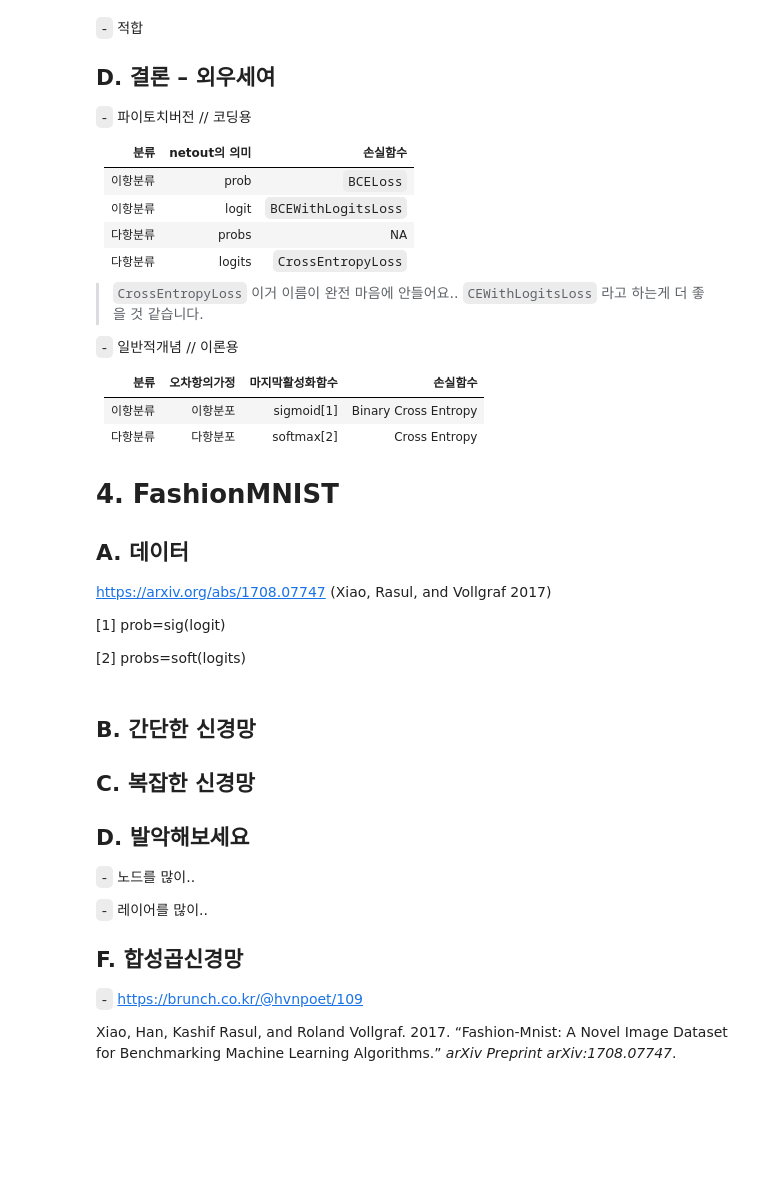
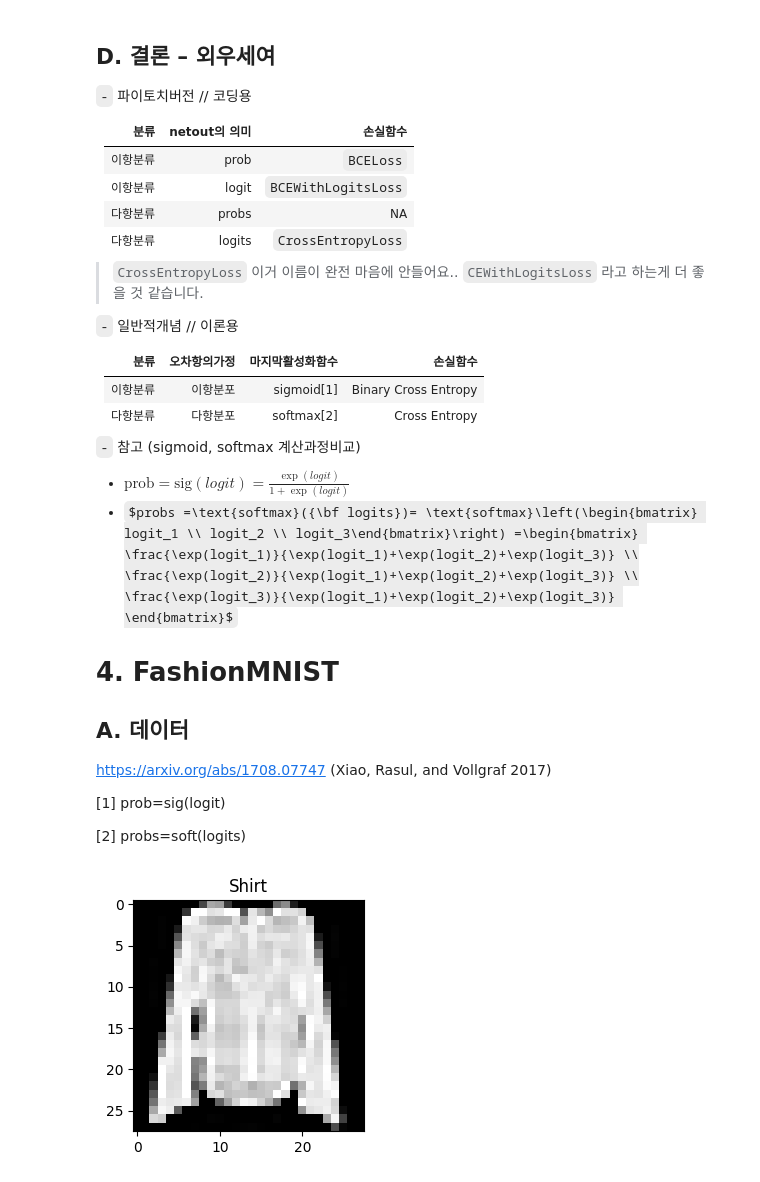
Before and after one commit to KimDoYoung1997/DL2025, a Jupyter notebook: docs/posts/lecture.out.ipynb, the cells around one changed output. Drawn from its saved outputs; the diff is of its cells as text; code cells hidden in the pictures; some formulas as TeX source; blank space fills up the shorter version.

```diff
--- a/docs/posts/lecture.out.ipynb
+++ b/docs/posts/lecture.out.ipynb
@@ -68,6 +153,4 @@ y = torch.tensor([0]*len(X0) + [1]*len(X1)+ [2]*len(X2)).reshape(-1,1).float()
 # %% [markdown]
-`-` 적합
-
 ## D. 결론 – 외우세여
 
 `-` 파이토치버전 // 코딩용
@@ -89,6 +172,13 @@ y = torch.tensor([0]*len(X0) + [1]*len(X1)+ [2]*len(X2)).reshape(-1,1).float()
 | 이항분류 |   이항분포   |    sigmoid[1]    | Binary Cross Entropy |
 | 다항분류 |   다항분포   |    softmax[2]    |    Cross Entropy     |
 
+`-` 참고 (sigmoid, softmax 계산과정비교)
+
+-   $\text{prob} = \text{sig}(logit) =\frac{\exp(logit)}{1+\exp(logit)}$
+-   $probs =\text{softmax}({\bf logits})= \text{softmax}\left(\begin{bmatrix} logit_1 \\ logit_2 \\ logit_3\end{bmatrix}\right) =\begin{bmatrix} \frac{\exp(logit_1)}{\exp(logit_1)+\exp(logit_2)+\exp(logit_3)} \\
+    \frac{\exp(logit_2)}{\exp(logit_1)+\exp(logit_2)+\exp(logit_3)} \\
+    \frac{\exp(logit_3)}{\exp(logit_1)+\exp(logit_2)+\exp(logit_3)} \end{bmatrix}$
+
 # 4. FashionMNIST
 
 ## A. 데이터
@@ -108,21 +198,9 @@ y = torch.nn.functional.one_hot(y).float()
 XX = torch.stack([to_tensor(img) for img, lbl in test_dataset])
 yy = torch.tensor([lbl for img, lbl in test_dataset])
 yy = torch.nn.functional.one_hot(yy).float()
-# %% [markdown]
-## B. 간단한 신경망
-
-## C. 복잡한 신경망
-
-## D. 발악해보세요
-
-`-` 노드를 많이..
-
-`-` 레이어를 많이..
-
-## F. 합성곱신경망
-
-`-` <https://brunch.co.kr/@hvnpoet/109>
-
-Xiao, Han, Kashif Rasul, and Roland Vollgraf. 2017. “Fashion-Mnist: A
-Novel Image Dataset for Benchmarking Machine Learning Algorithms.”
-*arXiv Preprint arXiv:1708.07747*.
+# %%
+obs_idx = 301
+plt.imshow(X[obs_idx,0,:,:],cmap="gray")
+plt.title(torchvision.datasets.FashionMNIST.classes[y[obs_idx,:].argmax().item()]);
+# %% [output]
+[figure, added]
```
Also changed, not shown: parts of 41 cells of this notebook, 20 other files.
